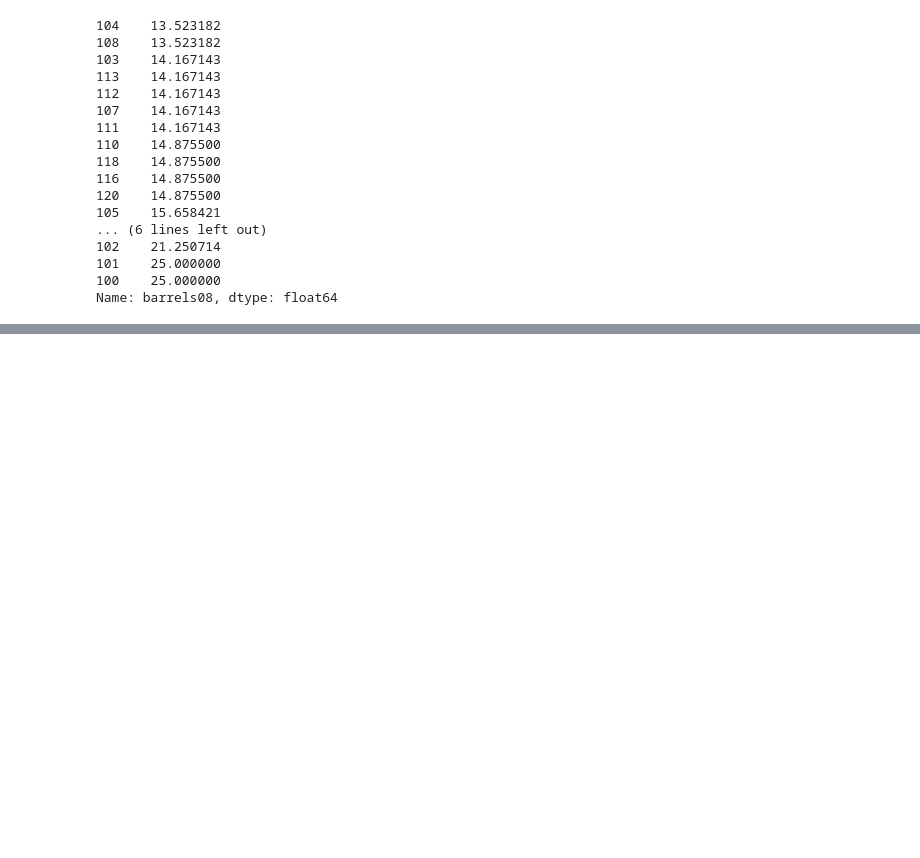
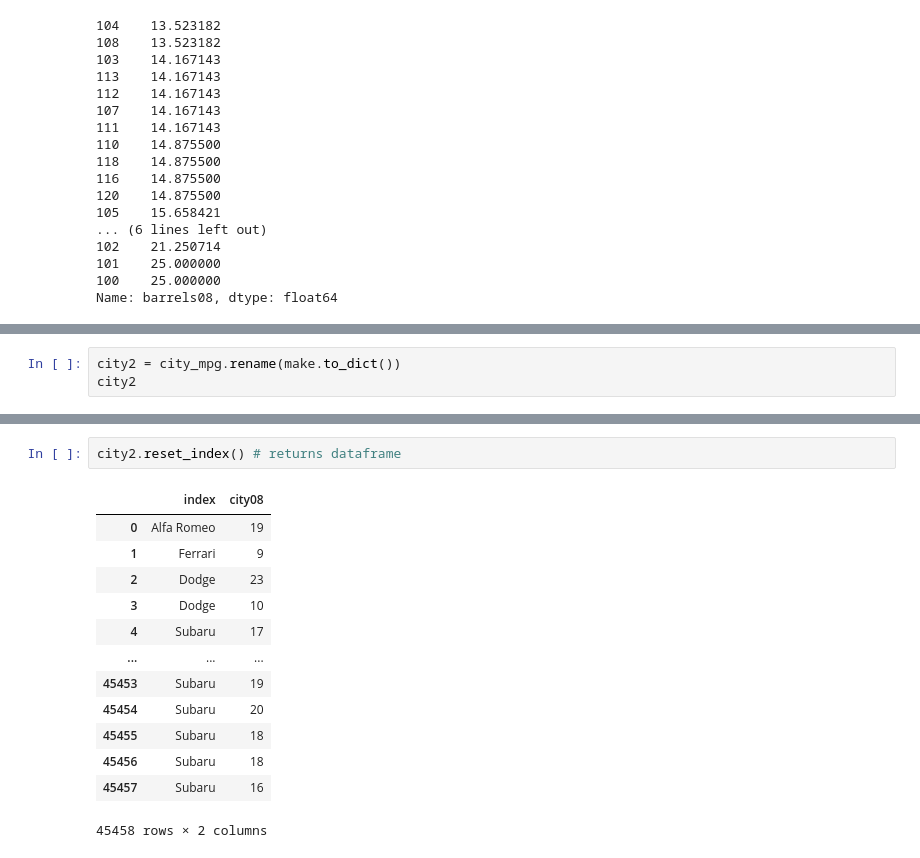
Before and after one commit to Ahmed-ui94/web_programming, a Jupyter notebook: pandas1/pandas.ipynb, the cells around one changed output, grey strips where cells are left out. Cells and saved outputs as stored; diff of their text form; blank space fills up the shorter version.

```diff
--- a/pandas1/pandas.ipynb
+++ b/pandas1/pandas.ipynb
@@ -582,0 +674,3 @@ Name: barrels08, dtype: float64
+# %%
+city2 = city_mpg.rename(make.to_dict())
+city2
@@ -582,0 +714,16 @@ Name: barrels08, dtype: float64
+# %%
+city2.reset_index() # returns dataframe
+# %% [output]
+|  | index | city08 |
+| 0 | Alfa Romeo | 19 |
+| 1 | Ferrari | 9 |
+| 2 | Dodge | 23 |
+| 3 | Dodge | 10 |
+| 4 | Subaru | 17 |
+| ... | ... | ... |
+| 45453 | Subaru | 19 |
+| 45454 | Subaru | 20 |
+| 45455 | Subaru | 18 |
+| 45456 | Subaru | 18 |
+| 45457 | Subaru | 16 |
+45458 rows × 2 columns
```
Also changed, not shown: parts of 33 cells of this notebook, 5 other files.
